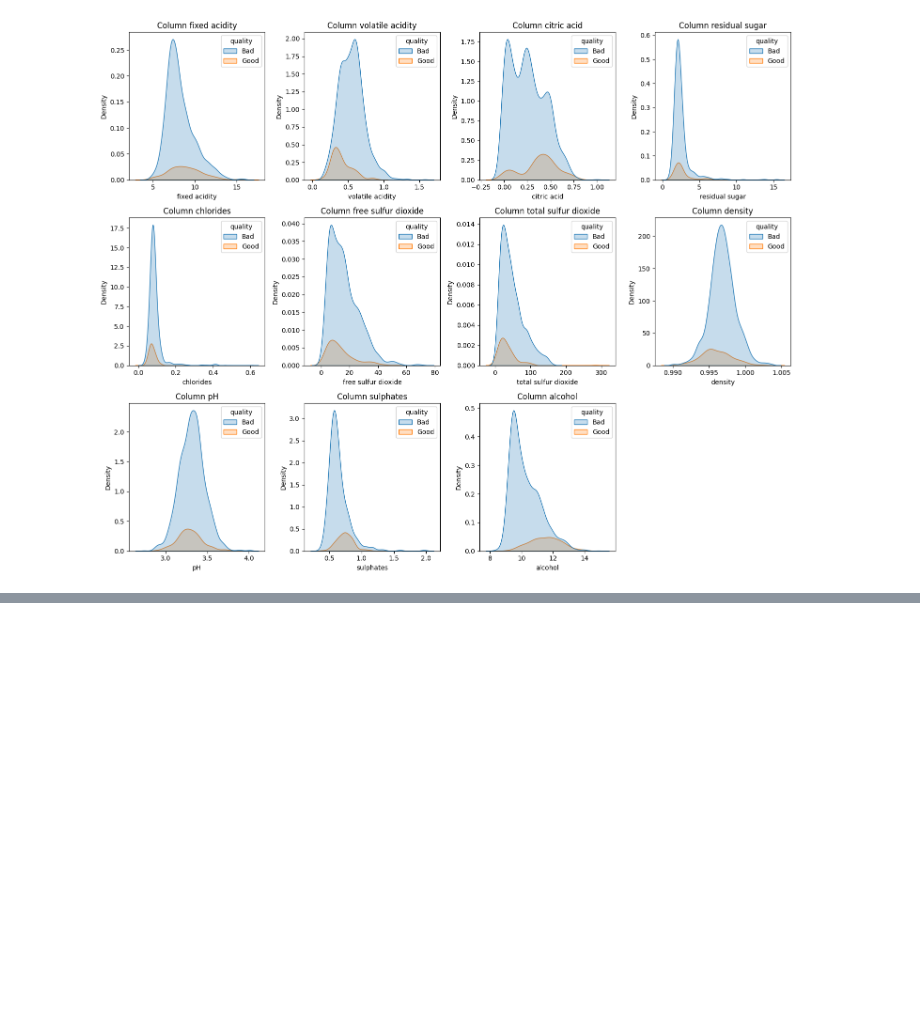
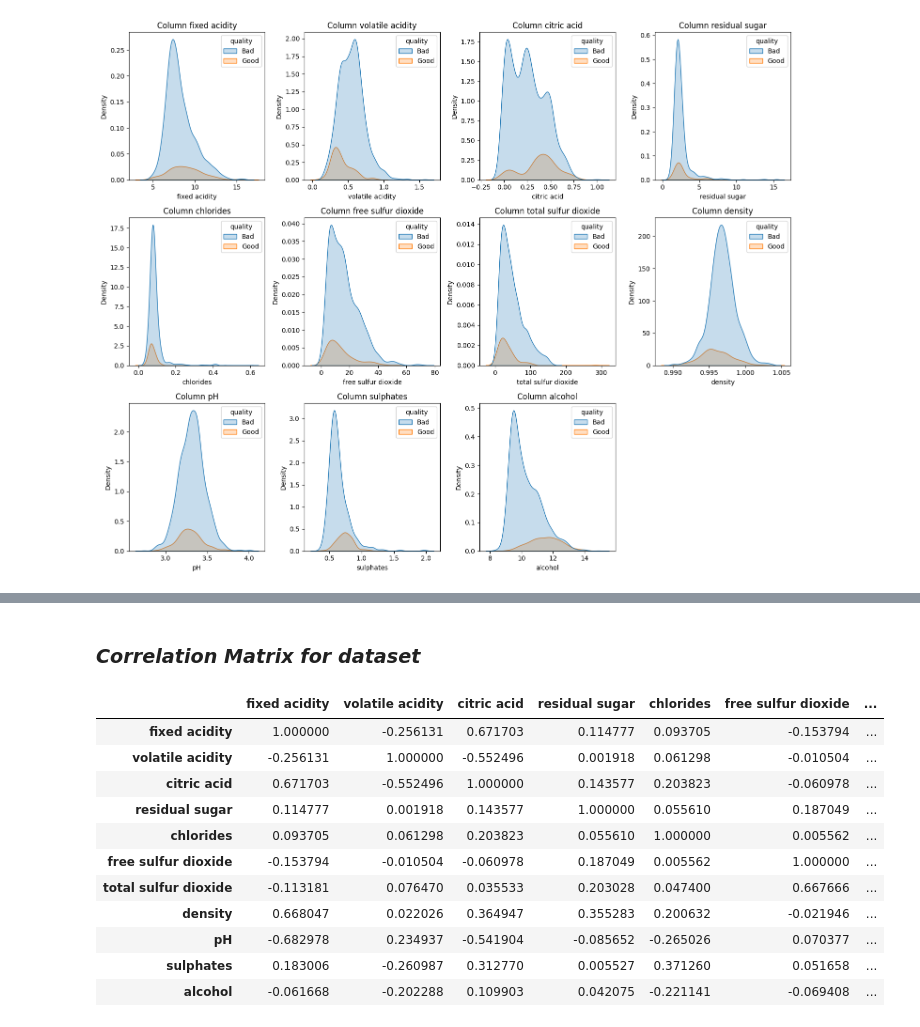
Before and after one commit to 176deepak/red-wine, a Jupyter notebook: Notebooks/Exploratory_Analysis.ipynb, the cells around one changed output, grey strips where cells are left out. Cells and saved outputs as stored; diff of their text form; code cells hidden in the pictures; blank space fills up the shorter version.

```diff
--- a/Notebooks/Exploratory_Analysis.ipynb
+++ b/Notebooks/Exploratory_Analysis.ipynb
@@ -237,0 +245,18 @@ plt.show()
+# %% [markdown]
+### *Correlation Matrix for dataset*
+# %%
+corr_matrix = df.corr(numeric_only=True)
+corr_matrix
+# %% [output]
+|  | fixed acidity | volatile acidity | citric acid | residual sugar | chlorides | free sulfur dioxide | ... |
+| fixed acidity | 1.000000 | -0.256131 | 0.671703 | 0.114777 | 0.093705 | -0.153794 | ... |
+| volatile acidity | -0.256131 | 1.000000 | -0.552496 | 0.001918 | 0.061298 | -0.010504 | ... |
+| citric acid | 0.671703 | -0.552496 | 1.000000 | 0.143577 | 0.203823 | -0.060978 | ... |
+| residual sugar | 0.114777 | 0.001918 | 0.143577 | 1.000000 | 0.055610 | 0.187049 | ... |
+| chlorides | 0.093705 | 0.061298 | 0.203823 | 0.055610 | 1.000000 | 0.005562 | ... |
+| free sulfur dioxide | -0.153794 | -0.010504 | -0.060978 | 0.187049 | 0.005562 | 1.000000 | ... |
+| total sulfur dioxide | -0.113181 | 0.076470 | 0.035533 | 0.203028 | 0.047400 | 0.667666 | ... |
+| density | 0.668047 | 0.022026 | 0.364947 | 0.355283 | 0.200632 | -0.021946 | ... |
+| pH | -0.682978 | 0.234937 | -0.541904 | -0.085652 | -0.265026 | 0.070377 | ... |
+| sulphates | 0.183006 | -0.260987 | 0.312770 | 0.005527 | 0.371260 | 0.051658 | ... |
+| alcohol | -0.061668 | -0.202288 | 0.109903 | 0.042075 | -0.221141 | -0.069408 | ... |
```
Also changed, not shown: parts of 4 cells of this notebook.
